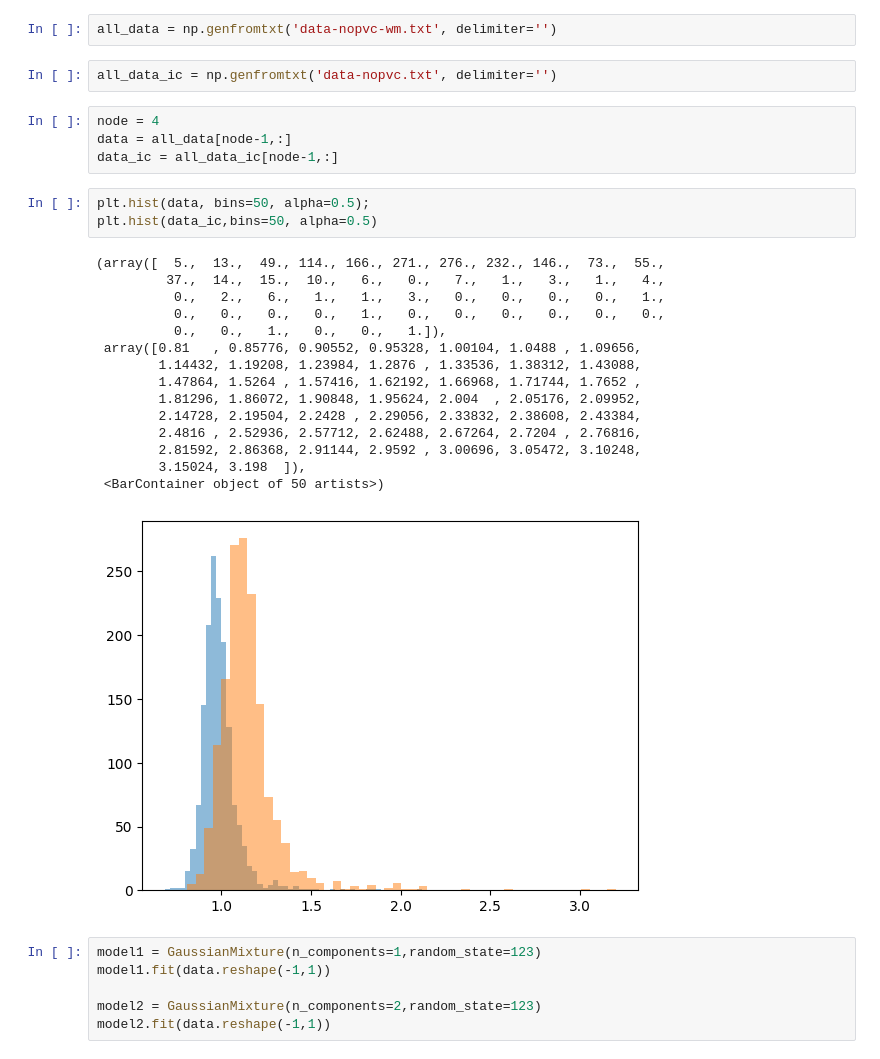
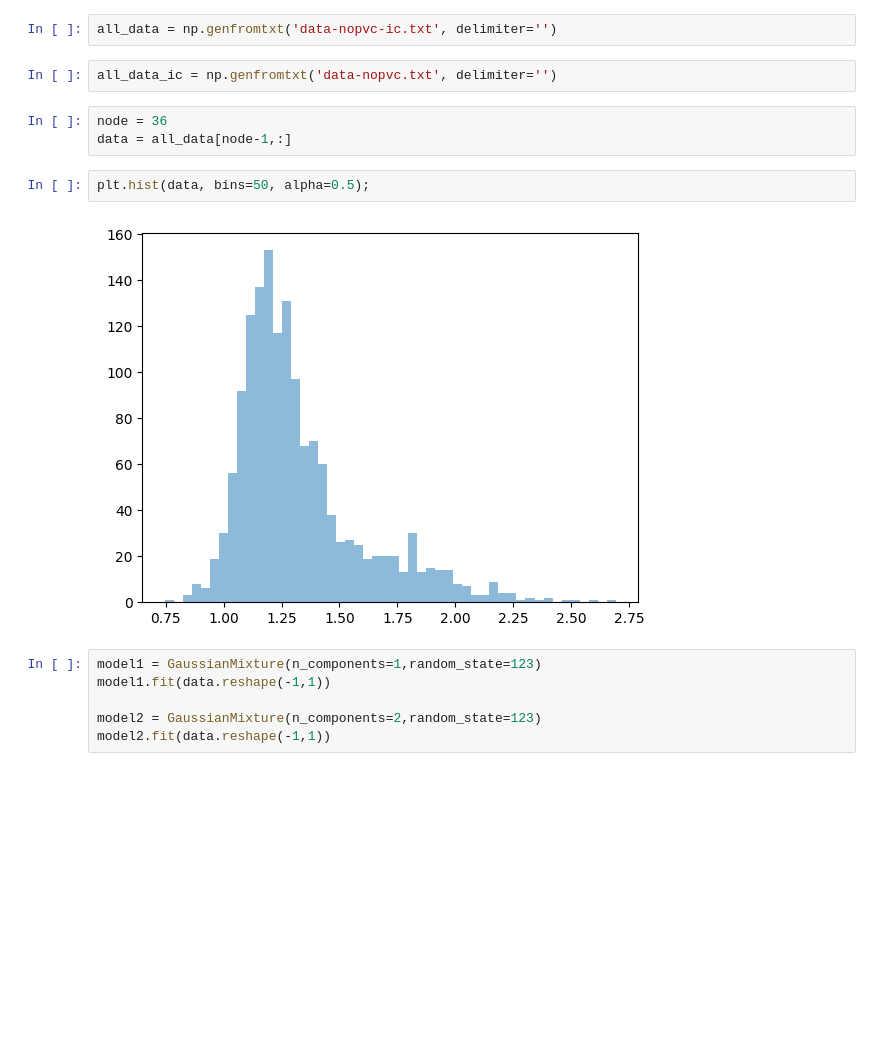
Before and after one commit to PavanChaggar/local-fkpp, a Jupyter notebook: py-analysis/gaussian-mixture.ipynb, the cells around one changed output. Cells and saved outputs as stored; diff of their text form; blank space fills up the shorter version.

```diff
--- a/py-analysis/gaussian-mixture.ipynb
+++ b/py-analysis/gaussian-mixture.ipynb
@@ -5,32 +5,16 @@ import matplotlib.pyplot as plt
 from scipy.stats import norm
 import pandas as pd
 # %%
-all_data = np.genfromtxt('data-nopvc-wm.txt', delimiter='')
+all_data = np.genfromtxt('data-nopvc-ic.txt', delimiter='')
 # %%
 all_data_ic = np.genfromtxt('data-nopvc.txt', delimiter='')
 # %%
-node = 4
+node = 36
 data = all_data[node-1,:]
-data_ic = all_data_ic[node-1,:]
 # %%
 plt.hist(data, bins=50, alpha=0.5);
-plt.hist(data_ic,bins=50, alpha=0.5)
 # %% [output]
-(array([  5.,  13.,  49., 114., 166., 271., 276., 232., 146.,  73.,  55.,
-         37.,  14.,  15.,  10.,   6.,   0.,   7.,   1.,   3.,   1.,   4.,
-          0.,   2.,   6.,   1.,   1.,   3.,   0.,   0.,   0.,   0.,   1.,
-          0.,   0.,   0.,   0.,   1.,   0.,   0.,   0.,   0.,   0.,   0.,
-          0.,   0.,   1.,   0.,   0.,   1.]),
- array([0.81   , 0.85776, 0.90552, 0.95328, 1.00104, 1.0488 , 1.09656,
-        1.14432, 1.19208, 1.23984, 1.2876 , 1.33536, 1.38312, 1.43088,
-        1.47864, 1.5264 , 1.57416, 1.62192, 1.66968, 1.71744, 1.7652 ,
-        1.81296, 1.86072, 1.90848, 1.95624, 2.004  , 2.05176, 2.09952,
-        2.14728, 2.19504, 2.2428 , 2.29056, 2.33832, 2.38608, 2.43384,
-        2.4816 , 2.52936, 2.57712, 2.62488, 2.67264, 2.7204 , 2.76816,
-        2.81592, 2.86368, 2.91144, 2.9592 , 3.00696, 3.05472, 3.10248,
-        3.15024, 3.198  ]),
- <BarContainer object of 50 artists>)
-[figure, old version]
+[figure, new version]
 # %%
 model1 = GaussianMixture(n_components=1,random_state=123)
 model1.fit(data.reshape(-1,1))
```
Also changed, not shown: parts of 3 cells of this notebook, 7 other files.
